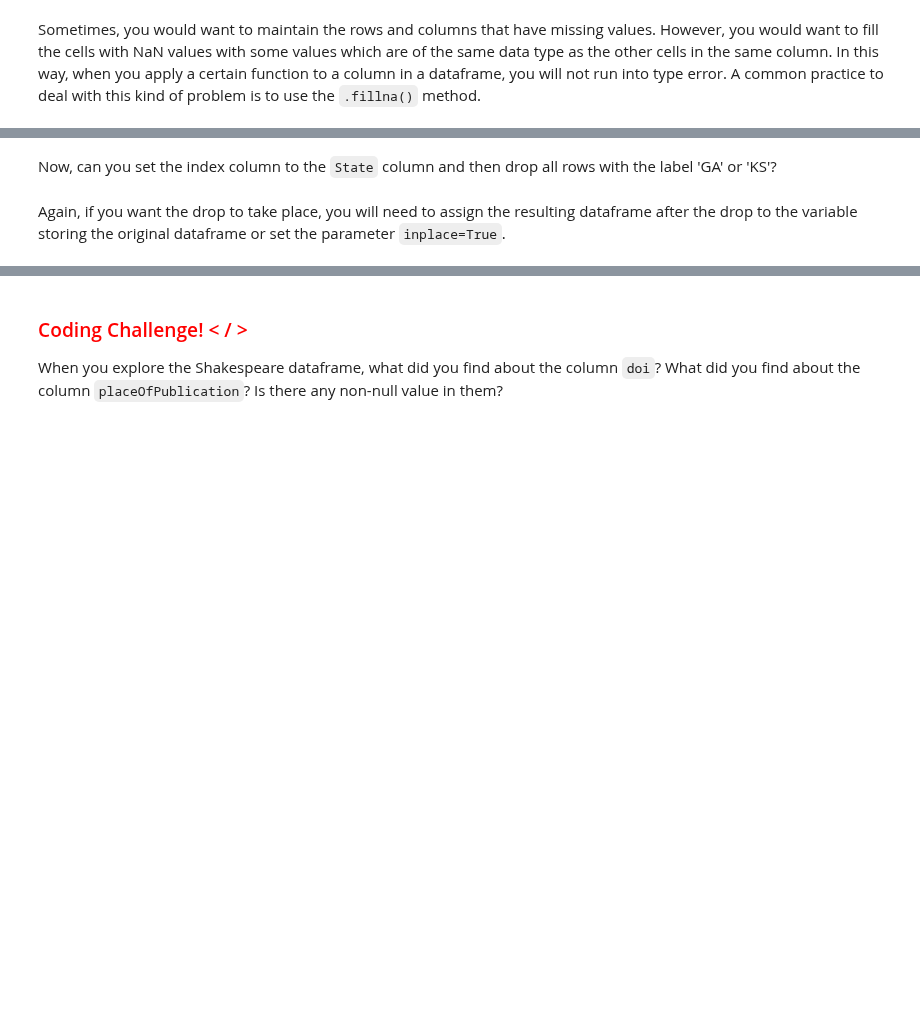
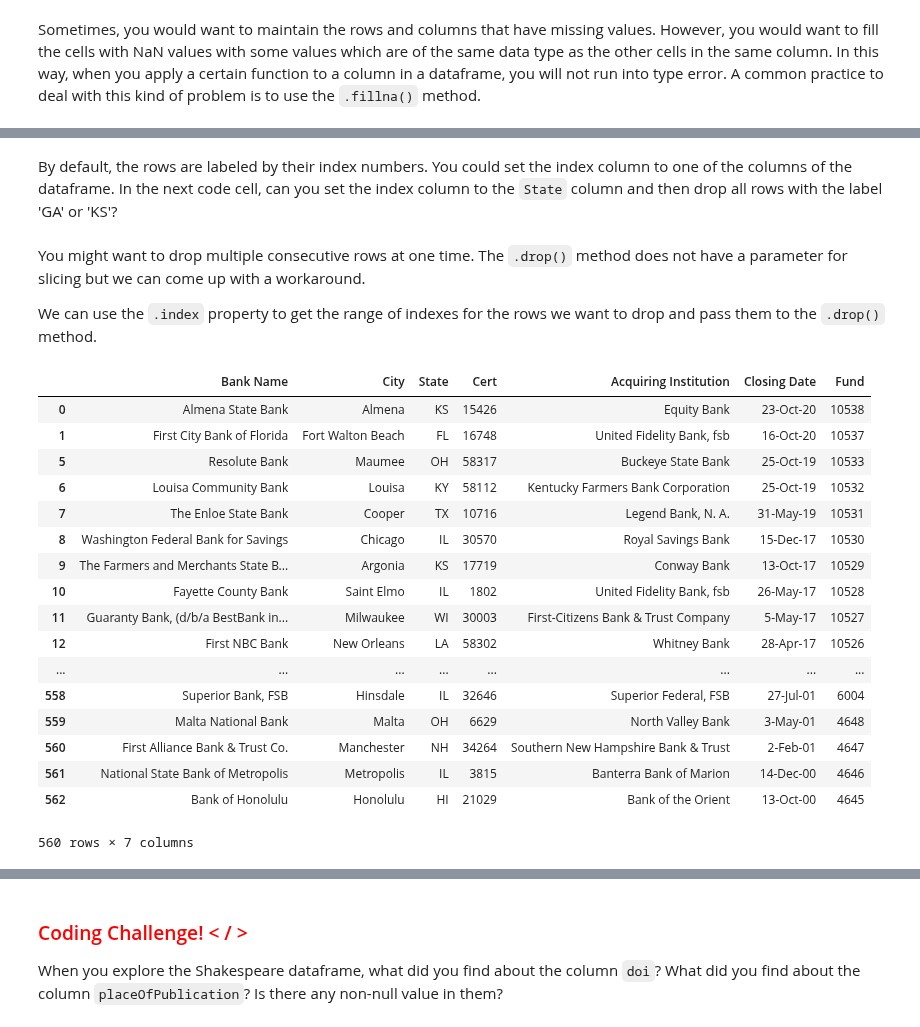
Before and after one commit to ithaka/constellate-notebooks, a Jupyter notebook: pandas-2.ipynb, the cells around one changed output, grey strips where cells are left out. Drawn from its saved outputs; the diff is of its cells as text; code cells hidden in the pictures; blank space fills up the shorter version.

```diff
--- a/pandas-2.ipynb
+++ b/pandas-2.ipynb
@@ -155,6 +539,30 @@ df.drop(0, axis=0)
-# %% [markdown]
-Now, can you set the index column to the `State` column and then drop all rows with the label 'GA' or 'KS'?
+# %% [markdown]
+By default, the rows are labeled by their index numbers. You could set the index column to one of the columns of the dataframe. In the next code cell, can you set the index column to the `State` column and then drop all rows with the label 'GA' or 'KS'?
 # %%
 # Drop multiple rows by setting the axis parameter
-# %% [markdown]
-Again, if you want the drop to take place, you will need to assign the resulting dataframe after the drop to the variable storing the original dataframe or set the parameter `inplace=True`.
+# %% [markdown]
+You might want to drop multiple consecutive rows at one time. The `.drop()` method does not have a parameter for slicing but we can come up with a workaround.
+
+We can use the `.index` property to get the range of indexes for the rows we want to drop and pass them to the `.drop()` method.
+# %%
+# Drop multiple consecutive rows
+df.drop(df.index[2:5], axis=0)
+# %% [output]
+|  | Bank Name | City | State | Cert | Acquiring Institution | Closing Date | Fund |
+| 0 | Almena State Bank | Almena | KS | 15426 | Equity Bank | 23-Oct-20 | 10538 |
+| 1 | First City Bank of Florida | Fort Walton Beach | FL | 16748 | United Fidelity Bank, fsb | 16-Oct-20 | 10537 |
+| 5 | Resolute Bank | Maumee | OH | 58317 | Buckeye State Bank | 25-Oct-19 | 10533 |
+| 6 | Louisa Community Bank | Louisa | KY | 58112 | Kentucky Farmers Bank Corporation | 25-Oct-19 | 10532 |
+| 7 | The Enloe State Bank | Cooper | TX | 10716 | Legend Bank, N. A. | 31-May-19 | 10531 |
+| 8 | Washington Federal Bank for Savings | Chicago | IL | 30570 | Royal Savings Bank | 15-Dec-17 | 10530 |
+| 9 | The Farmers and Merchants State B... | Argonia | KS | 17719 | Conway Bank | 13-Oct-17 | 10529 |
+| 10 | Fayette County Bank | Saint Elmo | IL | 1802 | United Fidelity Bank, fsb | 26-May-17 | 10528 |
+| 11 | Guaranty Bank, (d/b/a BestBank in... | Milwaukee | WI | 30003 | First-Citizens Bank & Trust Company | 5-May-17 | 10527 |
+| 12 | First NBC Bank | New Orleans | LA | 58302 | Whitney Bank | 28-Apr-17 | 10526 |
+| ... | ... | ... | ... | ... | ... | ... | ... |
+| 558 | Superior Bank, FSB | Hinsdale | IL | 32646 | Superior Federal, FSB | 27-Jul-01 | 6004 |
+| 559 | Malta National Bank | Malta | OH | 6629 | North Valley Bank | 3-May-01 | 4648 |
+| 560 | First Alliance Bank & Trust Co. | Manchester | NH | 34264 | Southern New Hampshire Bank & Trust | 2-Feb-01 | 4647 |
+| 561 | National State Bank of Metropolis | Metropolis | IL | 3815 | Banterra Bank of Marion | 14-Dec-00 | 4646 |
+| 562 | Bank of Honolulu | Honolulu | HI | 21029 | Bank of the Orient | 13-Oct-00 | 4645 |
+560 rows × 7 columns
```
Also changed, not shown: parts of 47 cells of this notebook.
